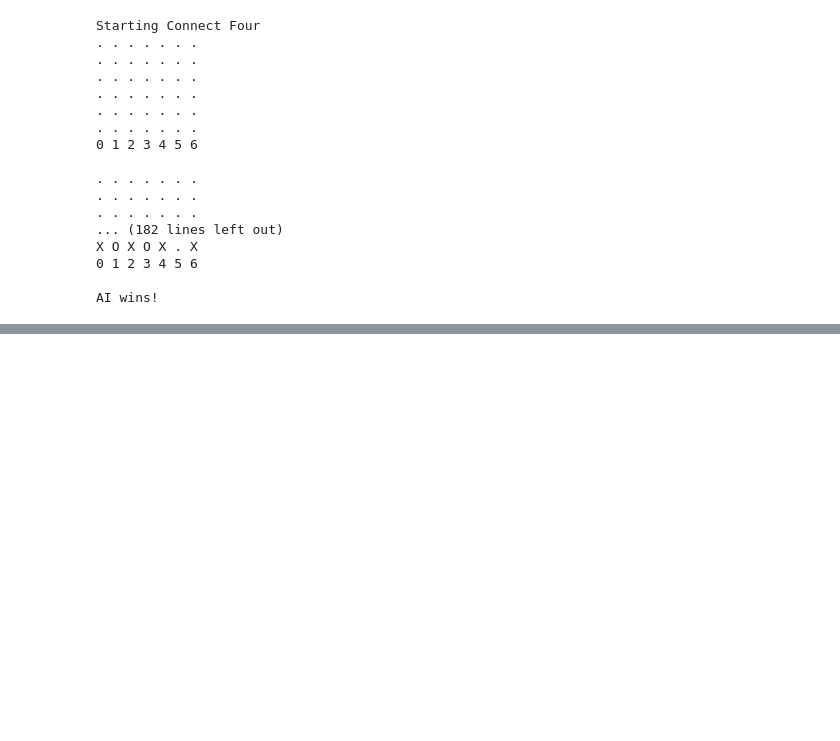
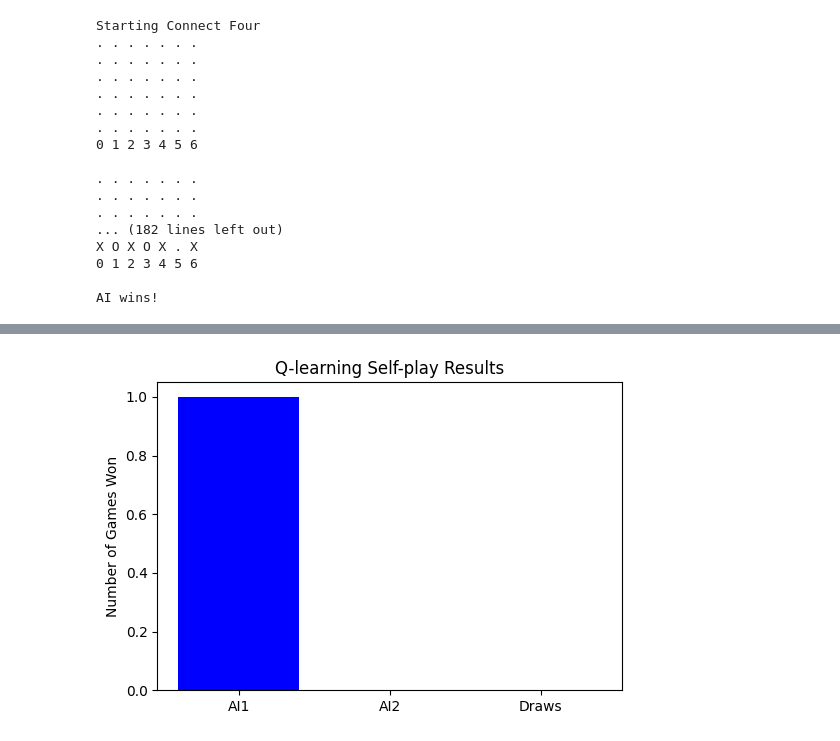
Before and after one commit to okmpatel/aiFinalProject, a Jupyter notebook: connect4.ipynb, the cells around one changed output, grey strips where cells are left out. Saved outputs shown, nothing was run; the diff lists cells and outputs as text; code cells hidden in the pictures; blank space fills up the shorter version.

Commit message:
implement q-learning agent (very bad right now)

```diff
--- a/connect4.ipynb
+++ b/connect4.ipynb
@@ -307,0 +336,30 @@ AI wins!
+# %%
+num_episodes = 5000  # adjust for training length
+
+for episode in range(num_episodes):
+    env = Connect4()
+    state = board_to_tuple(env.board)
+    done = False
+
+    while not done:
+        valid_actions = env.valid_actions()
+        action = choose_action(state, valid_actions, epsilon)
+
+        new_board, reward, done, _ = env.step(action)
+        new_state = board_to_tuple(new_board)
+
+        # Q-learning update
+        q_values = get_q_values(state)
+        next_q_values = get_q_values(new_state)
+        max_next = 0 if done else np.max(next_q_values)
+        q_values[action] += alpha * (reward + gamma * max_next - q_values[action])
+
+        state = new_state
+# %%
+def q_agent(env):
+    state = board_to_tuple(env.board)
+    valid_actions = env.valid_actions()
+    q_values = get_q_values(state)
+    masked_q = np.full_like(q_values, -np.inf)
+    masked_q[valid_actions] = q_values[valid_actions]
+    return int(np.argmax(masked_q))
@@ -307,0 +462,13 @@ AI wins!
+# %%
+import matplotlib.pyplot as plt
+
+labels = ['AI1', 'AI2', 'Draws']
+counts = [ai1_wins, ai2_wins, draws]
+
+plt.figure(figsize=(6,4))
+plt.bar(labels, counts, color=['blue','red','gray'])
+plt.title('Q-learning Self-play Results')
+plt.ylabel('Number of Games Won')
+plt.show()
+# %% [output]
+[figure, added]
```
Also changed, not shown: parts of 4 cells of this notebook.
